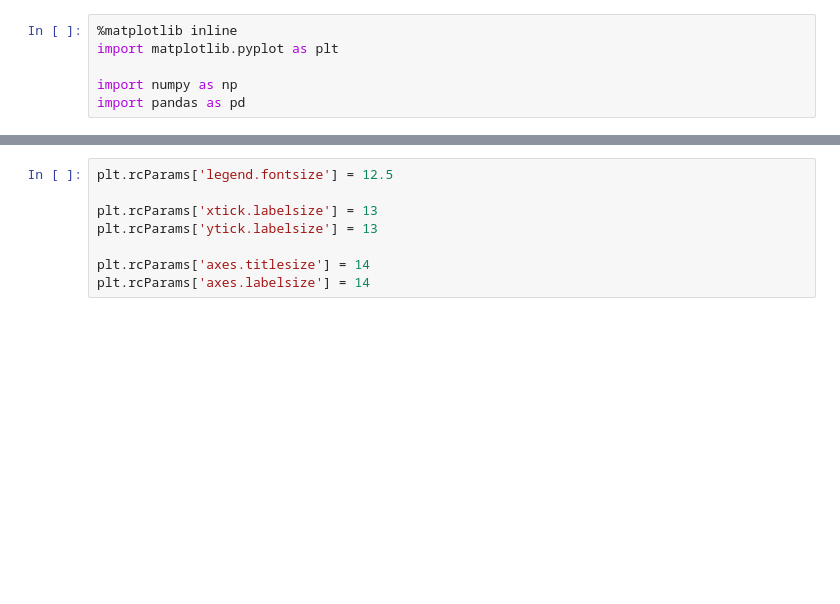
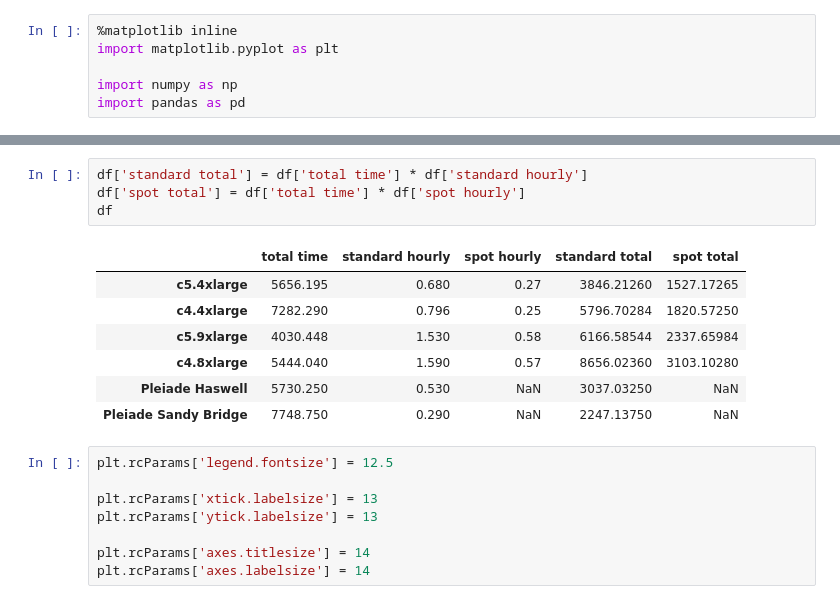
Before and after one commit to geoschem/geos-chem-cloud, a Jupyter notebook: for_paper/plot_benchmark.ipynb, the cells around one changed output, grey strips where cells are left out. Drawn from its saved outputs; the diff is of its cells as text; blank space fills up the shorter version.

```diff
--- a/for_paper/plot_benchmark.ipynb
+++ b/for_paper/plot_benchmark.ipynb
@@ -19,3 +21,15 @@ df
+# %%
+df['standard total'] = df['total time'] * df['standard hourly']
+df['spot total'] = df['total time'] * df['spot hourly']
+df
+# %% [output]
+|  | total time | standard hourly | spot hourly | standard total | spot total |
+| c5.4xlarge | 5656.195 | 0.680 | 0.27 | 3846.21260 | 1527.17265 |
+| c4.4xlarge | 7282.290 | 0.796 | 0.25 | 5796.70284 | 1820.57250 |
+| c5.9xlarge | 4030.448 | 1.530 | 0.58 | 6166.58544 | 2337.65984 |
+| c4.8xlarge | 5444.040 | 1.590 | 0.57 | 8656.02360 | 3103.10280 |
+| Pleiade Haswell | 5730.250 | 0.530 | NaN | 3037.03250 | NaN |
+| Pleiade Sandy Bridge | 7748.750 | 0.290 | NaN | 2247.13750 | NaN |
 # %%
 plt.rcParams['legend.fontsize'] = 12.5
 
```
Also changed, not shown: parts of 3 cells of this notebook, 2 other files.
